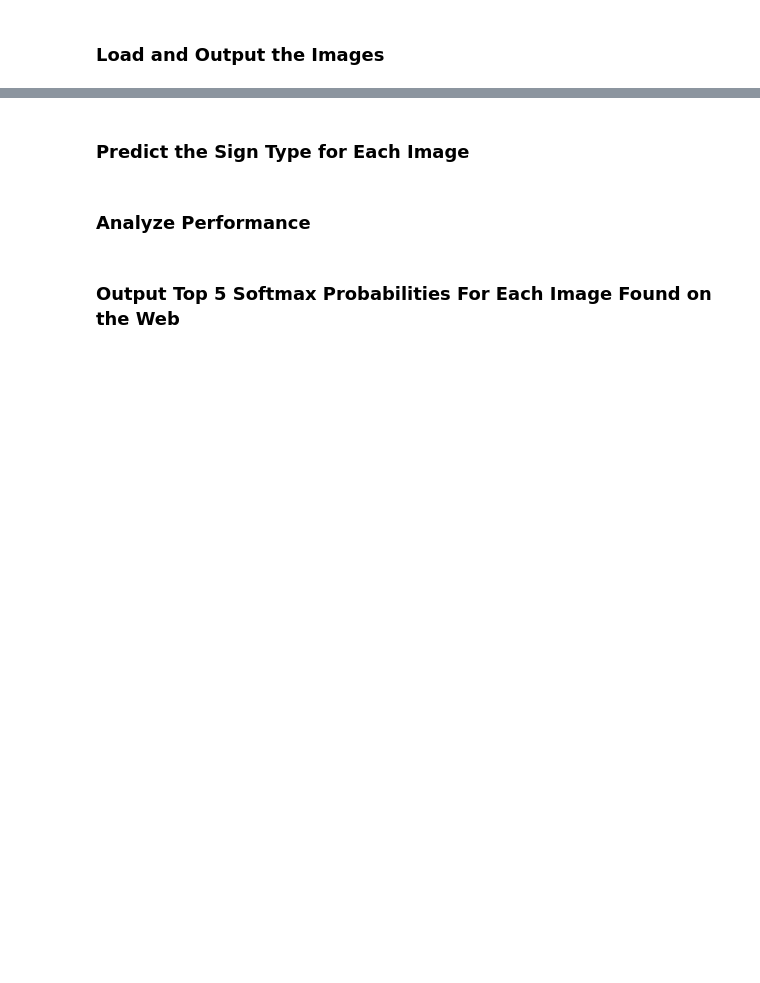
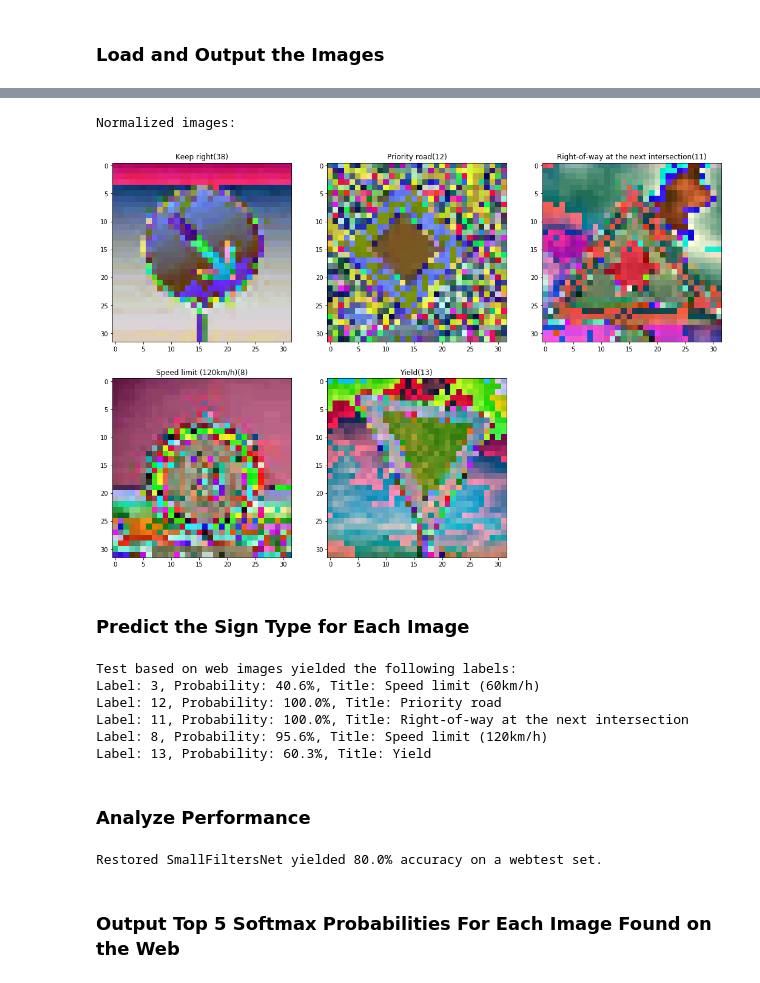
Before and after one commit to aponamarev/CarND-Traffic-Sign-Classifier-Project, a Jupyter notebook: Traffic_Sign_Classifier.ipynb, the cells around one changed output, grey strips where cells are left out. Cells and saved outputs as stored; diff of their text form; code cells hidden in the pictures; blank space fills up the shorter version.

```diff
--- a/Traffic_Sign_Classifier.ipynb
+++ b/Traffic_Sign_Classifier.ipynb
@@ -364,31 +383,37 @@ for i, test_webimage in enumerate(test_webimages):
+# %%
+test_webimages = whitening(test_webimages)
+print("Normalized images:")
+visualize_signs(test_webimages, test_weblabels_gt)
+# %% [output]
+Normalized images:
+[figure, added]
 # %% [markdown]
 ### Predict the Sign Type for Each Image
 # %%
 ### Run the predictions here and use the model to output the prediction for each image.
 ### Make sure to pre-process the images with the same pre-processing pipeline used earlier.
 ### Feel free to use as many code cells as needed.
-sess = tf.InteractiveSession()
-saver.restore(sess, tf.train.latest_checkpoint("logs/SmallFilters/"))
-
-test_weblabels_prob_op = tf.nn.softmax(net_smallfilters.feature_map)
-test_weblabels_op = tf.arg_max(test_weblabels_prob_op,1)
-
-test_weblabels_prob, test_weblabels = sess.run([test_weblabels_prob_op, test_weblabels_op],
-                                               feed_dict={ph_img_data: test_webimages,
-                                                          ph_dropout: 0.0,
-                                                          ph_training_mode: False})
-
+titles = pd.read_csv("signnames.csv")
+test_weblabels, test_weblabels_prob = final_net.infer(test_webimages)
 print("Test based on web images yielded the following labels:")
 for p, l in zip(test_weblabels_prob, test_weblabels):
     print("Label: {}, Probability: {:.1f}%, Title: {}".format(l, p.max()*100, titles.SignName[l]))
+# %% [output]
+Test based on web images yielded the following labels:
+Label: 3, Probability: 40.6%, Title: Speed limit (60km/h)
+Label: 12, Probability: 100.0%, Title: Priority road
+Label: 11, Probability: 100.0%, Title: Right-of-way at the next intersection
+Label: 8, Probability: 95.6%, Title: Speed limit (120km/h)
+Label: 13, Probability: 60.3%, Title: Yield
 # %% [markdown]
 ### Analyze Performance
 # %%
 ### Calculate the accuracy for these 5 new images.
 ### For example, if the model predicted 1 out of 5 signs correctly, it's 20% accurate on these new images.
-accuracy_op = define_loss(pred=net_smallfilters.feature_map, ground_truth=labels_ohe)
-webtest_accuracy = evaluate(accuracy_op, test_webimages, test_weblabels_gt, 5)
+webtest_accuracy = evaluate(final_net, test_webimages, test_weblabels_gt, 5)
 print("Restored SmallFiltersNet yielded {:.1f}% accuracy on a webtest set.".format(webtest_accuracy*100))
+# %% [output]
+Restored SmallFiltersNet yielded 80.0% accuracy on a webtest set.
 # %% [markdown]
 ### Output Top 5 Softmax Probabilities For Each Image Found on the Web
 # %% [markdown]
```
Also changed, not shown: parts of 19 cells of this notebook.
